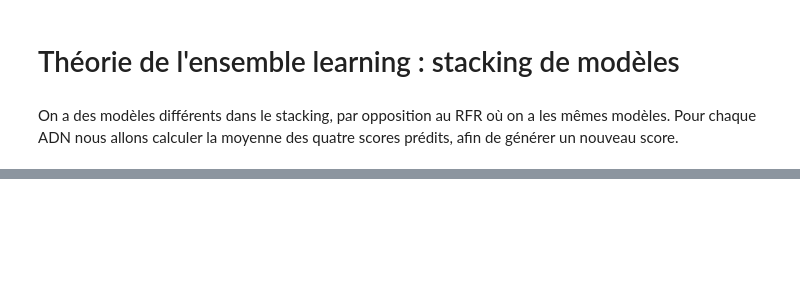
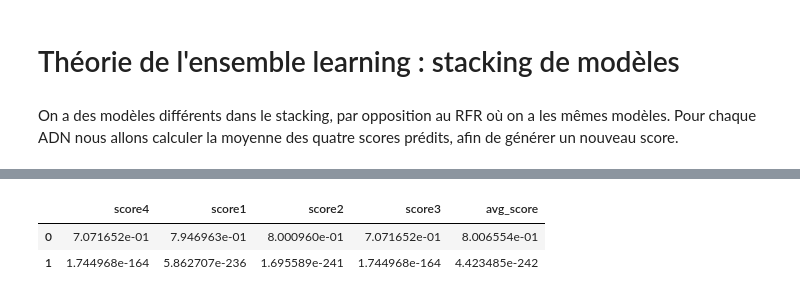
Before and after one commit to SimonHeilles/OC, a Jupyter notebook: OC_P7.ipynb, the cells around one changed output, grey strips where cells are left out. Drawn from its saved outputs; the diff is of its cells as text; code cells hidden in the pictures; blank space fills up the shorter version.

```diff
--- a/OC_P7.ipynb
+++ b/OC_P7.ipynb
@@ -274,3 +281,9 @@ for grid in grid_list:
 df_preds['avg_preds'] = (df_preds['preds1'] + df_preds['preds2'] + df_preds['preds3'] + df_preds['preds4'])/4
 # %%
 df_score['avg_score'] = scipy.stats.spearmanr(ys_test, df_preds['avg_preds'])
+# %%
+df_score
+# %% [output]
+|  | score4 | score1 | score2 | score3 | avg_score |
+| 0 | 7.071652e-01 | 7.946963e-01 | 8.000960e-01 | 7.071652e-01 | 8.006554e-01 |
+| 1 | 1.744968e-164 | 5.862707e-236 | 1.695589e-241 | 1.744968e-164 | 4.423485e-242 |
```
Also changed, not shown: parts of 2 cells of this notebook.
